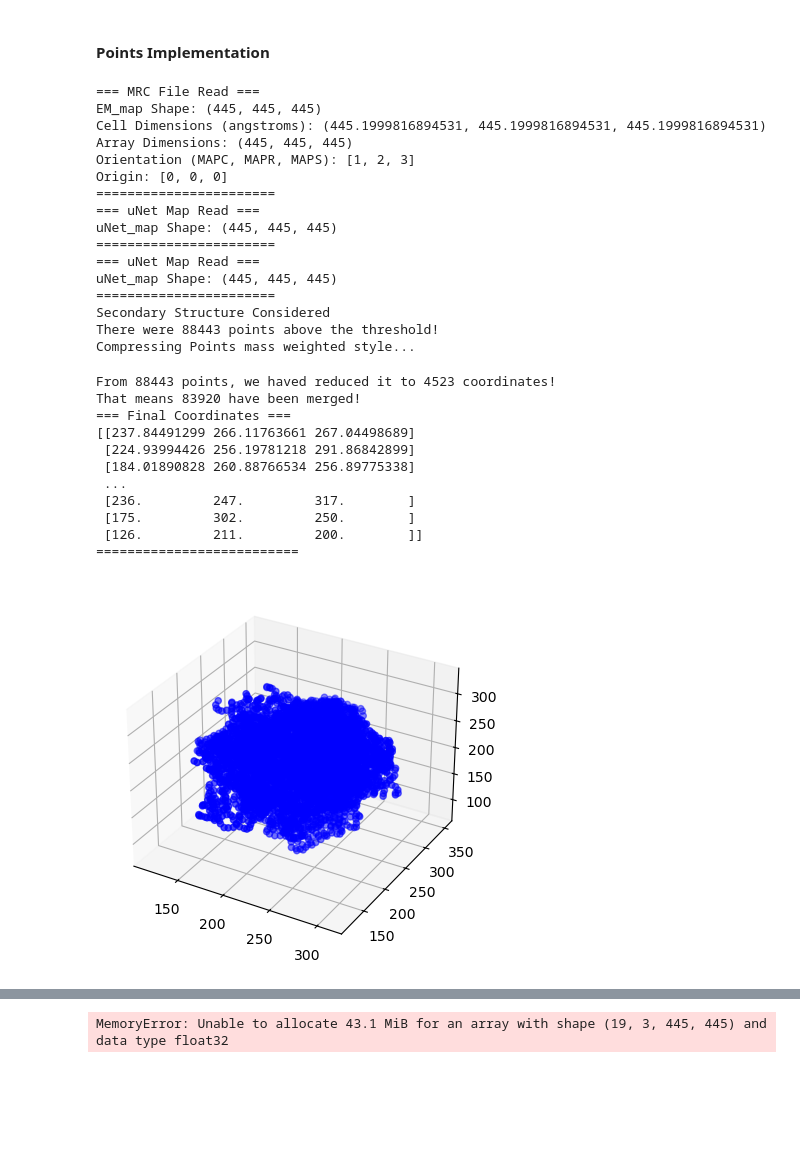
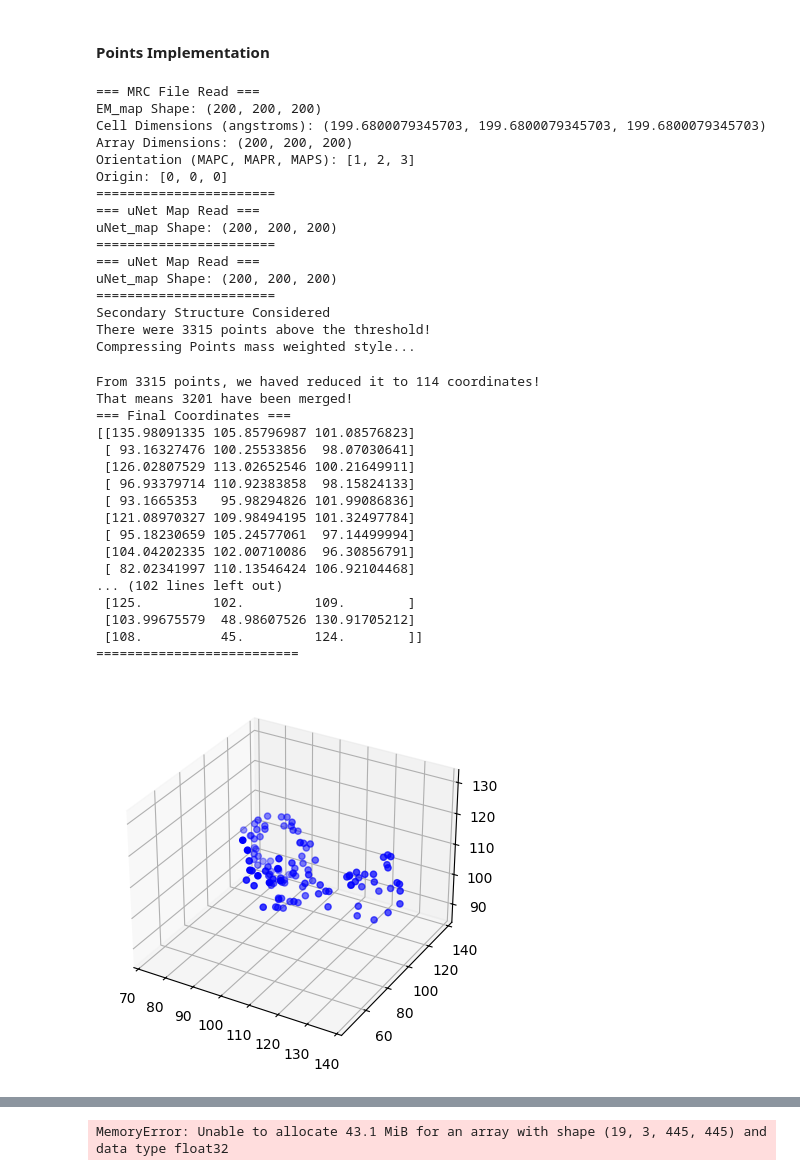
Before and after one commit to t00shadow/cryoID2, a Jupyter notebook: Z_Developmental_Clustering/Point_MRC_Main_IMPLEMENT.ipynb, the cells around one changed output, grey strips where cells are left out. Cells and saved outputs as stored; diff of their text form; code cells hidden in the pictures; blank space fills up the shorter version.

```diff
--- a/Z_Developmental_Clustering/Point_MRC_Main_IMPLEMENT.ipynb
+++ b/Z_Developmental_Clustering/Point_MRC_Main_IMPLEMENT.ipynb
@@ -287,15 +287,27 @@ class points(object):
 
         return merged_coords
 # %%
-
+import os
 import matplotlib.pyplot as plt
 from mpl_toolkits.mplot3d import Axes3D
 
-File_Path_1 = r'C:\Users\micha\Downloads\emd_3941-20240509T064133Z-001\emd_3941\SS_CONSIDERED_SugarRings_output_PDB.pdb'
+_MAIN_PATH = '/home/qiboxu/Database/U_NET/EMDB_PDB_for_U_Net/Filtered_Dateset/Raw/EMD-0065_re_3.27'
+
+# _mrc_path = r"C:\Users\micha\Downloads\emd_3941-20240509T064133Z-001\emd_3941\emd_3941_normalized.mrc"
+# _key_atom_prob = r"C:\Users\micha\Downloads\emd_3941-20240509T064133Z-001\emd_3941\emd_3941.map_key_atoms_2_possibility.mrc"
+# _2nd_struc_prob = r"C:\Users\micha\Downloads\emd_3941-20240509T064133Z-001\emd_3941\emd_3941.map_secondary_strctures_4_possibility.mrc"
+# _output_path = r'C:\Users\micha\Downloads\emd_3941-20240509T064133Z-001\emd_3941\SS_CONSIDERED_SugarRings_output_PDB.pdb'
+
+_mrc_path = os.path.join(_MAIN_PATH, 'emd_0065_normalized.mrc')
+_key_atom_prob = os.path.join(_MAIN_PATH, 'possibility', 'emd_0065.map_key_atoms_3_possibility.mrc')
+_2nd_struc_prob = os.path.join(_MAIN_PATH, 'possibility', 'emd_0065.map_secondary_strctures_4_possibility.mrc')
+_output_path = os.path.join(_MAIN_PATH, 'MCresults.pdb')
+
+File_Path_1 = _output_path
 mrc = MRC_FILE()
-mrc.read_mrc(r"C:\Users\micha\Downloads\emd_3941-20240509T064133Z-001\emd_3941\emd_3941_normalized.mrc")
-mrc.filter_uNet_KA(r"C:\Users\micha\Downloads\emd_3941-20240509T064133Z-001\emd_3941\emd_3941.map_key_atoms_2_possibility.mrc")
-mrc.filter_uNet_SS(r"C:\Users\micha\Downloads\emd_3941-20240509T064133Z-001\emd_3941\emd_3941.map_secondary_strctures_4_possibility.mrc")
+mrc.read_mrc(_mrc_path)
+mrc.filter_uNet_KA(_key_atom_prob)
+mrc.filter_uNet_SS(_2nd_struc_prob)
 
 p = points()
 
@@ -323,49 +335,55 @@ ax.scatter(final_coords[:, 0], final_coords[:, 1], final_coords[:, 2], color='b'
 #ax.scatter(merged_plot_coords[:, 0], merged_plot_coords[:, 1], merged_plot_coords[:, 2], color='r')
 
 plt.show()
 
 #final_coords = p.final_coords
 
 def write_as_PDB(final_coords, output_file_name):   # add additional args as needed
 
     with open(output_file_name, "w") as text_file:
 
         for i, values in enumerate(final_coords):
             print(f"ATOM  {str(i+1):>5} {' P':<4}{' '}{'U':>3} {'A'}{'1':>4}{' '}   {final_coords[i][2]:.3f} {final_coords[i][1]:.3f} {final_coords[i][0]:.3f} {'1.00':>6}{'16.00':>6}{'':6}{' ':<4}{'C':>2}", file=text_file)
 
 
 write_as_PDB(final_coords, File_Path_1)
 
 p_2 = points()
 # %% [output]
 === MRC File Read ===
-EM_map Shape: (445, 445, 445)
-Cell Dimensions (angstroms): (445.1999816894531, 445.1999816894531, 445.1999816894531)
-Array Dimensions: (445, 445, 445)
+EM_map Shape: (200, 200, 200)
+Cell Dimensions (angstroms): (199.6800079345703, 199.6800079345703, 199.6800079345703)
+Array Dimensions: (200, 200, 200)
 Orientation (MAPC, MAPR, MAPS): [1, 2, 3]
 Origin: [0, 0, 0]
 =======================
 === uNet Map Read ===
-uNet_map Shape: (445, 445, 445)
+uNet_map Shape: (200, 200, 200)
 =======================
 === uNet Map Read ===
-uNet_map Shape: (445, 445, 445)
+uNet_map Shape: (200, 200, 200)
 =======================
 Secondary Structure Considered
-There were 88443 points above the threshold!
+There were 3315 points above the threshold!
 Compressing Points mass weighted style...
-From 88443 points, we haved reduced it to 4523 coordinates!
-That means 83920 have been merged!
+From 3315 points, we haved reduced it to 114 coordinates!
+That means 3201 have been merged!
 === Final Coordinates ===
-[[237.84491299 266.11763661 267.04498689]
- [224.93994426 256.19781218 291.86842899]
- [184.01890828 260.88766534 256.89775338]
- ...
- [236.         247.         317.        ]
- [175.         302.         250.        ]
- [126.         211.         200.        ]]
+[[135.98091335 105.85796987 101.08576823]
+ [ 93.16327476 100.25533856  98.07030641]
+ [126.02807529 113.02652546 100.21649911]
+ [ 96.93379714 110.92383858  98.15824133]
+ [ 93.1665353   95.98294826 101.99086836]
+ [121.08970327 109.98494195 101.32497784]
+ [ 95.18230659 105.24577061  97.14499994]
+ [104.04202335 102.00710086  96.30856791]
+ [ 82.02341997 110.13546424 106.92104468]
+... (102 lines left out)
+ [125.         102.         109.        ]
+ [103.99675579  48.98607526 130.91705212]
+ [108.          45.         124.        ]]
 ==========================
-[figure, old version]
+[figure, new version]
 # %%
 from collections import deque
 from scipy.spatial import KDTree
```
Also changed, not shown: parts of 4 cells of this notebook, 9 other files.
